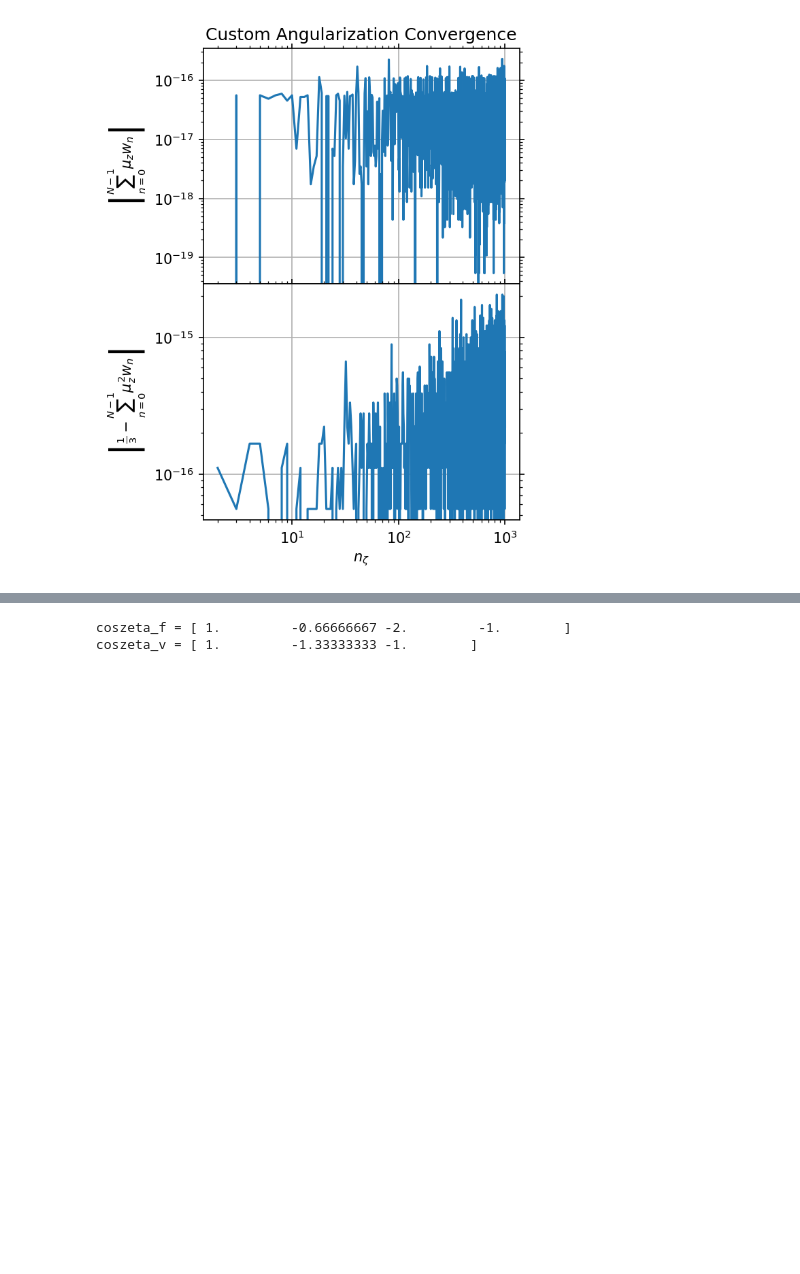
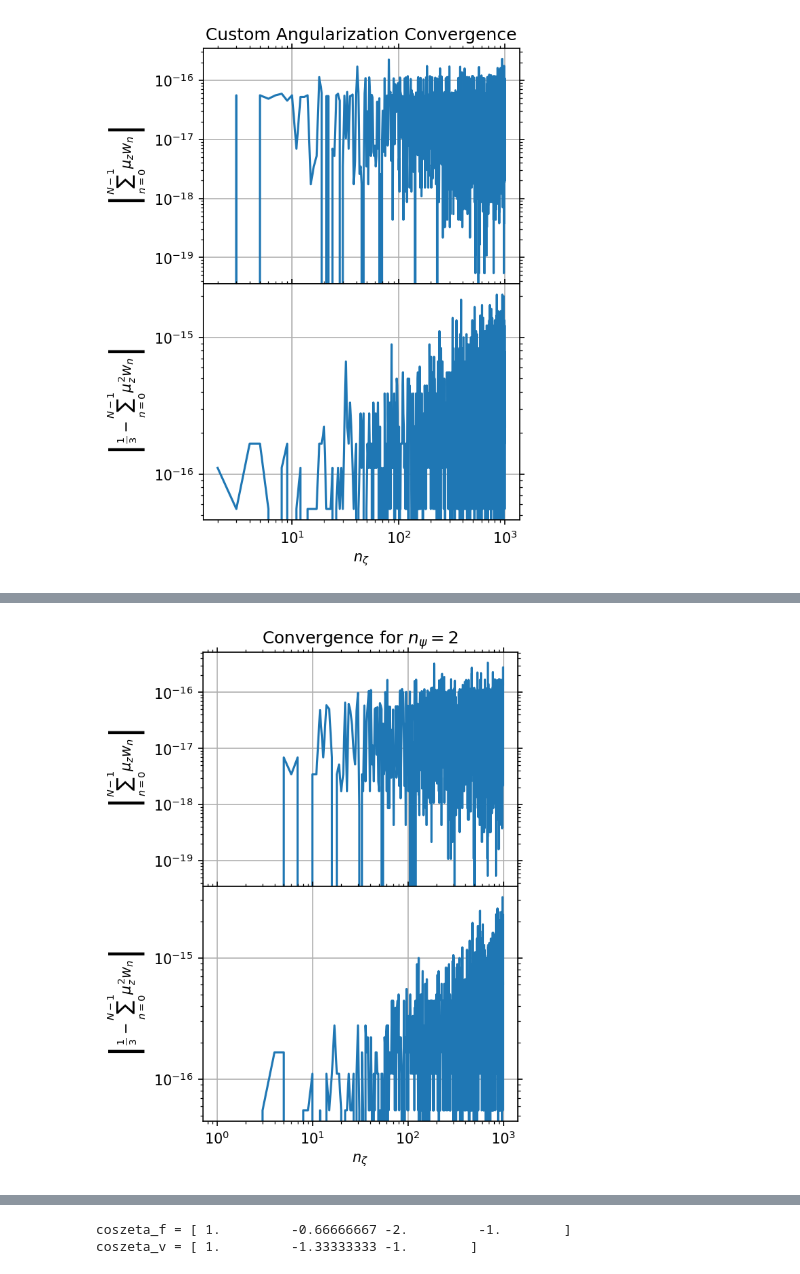
Before and after one commit to sabaronett/rad-hydro, a Jupyter notebook: ipynb/CustomAngularGrid.ipynb, the cells around one changed output, grey strips where cells are left out. Cells and saved outputs as stored; diff of their text form; code cells hidden in the pictures; blank space fills up the shorter version.

```diff
--- a/ipynb/CustomAngularGrid.ipynb
+++ b/ipynb/CustomAngularGrid.ipynb
@@ -66,3 +66,6 @@ def GetCoszeta_v(nzeta = 2, diag = False):
         print(f'coszeta_v = {coszeta_v}')
 
     return coszeta_v
+# %%
+nzeta = 16
+GetCoszeta_v(nzeta, diag = True)
@@ -121,0 +228,4 @@ plt.subplots_adjust(hspace=0.0)
+# %%
+npsi = 2
+nzeta = 3
+GetCoszeta_v(nzeta, npsi, diag = True, poles = True)
@@ -121,0 +239,54 @@ plt.subplots_adjust(hspace=0.0)
+# %%
+#===============================================================================
+import matplotlib.pyplot as plt
+
+diag = False
+
+# Compute moment sums
+npsi = 2
+nzetas = range(1, 1000, 1)
+mom1sums = np.zeros(len(nzetas))
+mom2sums = np.zeros(len(nzetas))
+
+for z,nzeta in enumerate(nzetas):
+    nang = 2*npsi*nzeta + 2
+    w = 1.0/nang
+    mom1sum = 0
+    mom2sum = 0
+    mom1sum += 1.0*w -1.0*w # start with north and south poles
+    mom2sum += 2*w
+    coszeta_v = GetCoszeta_v(nzeta, npsi, poles = False)
+
+    for i in range(0, 2*npsi, 1):
+        for j in range(0, nzeta, 1):
+            mom1sum += coszeta_v[j]*w
+            mom2sum += coszeta_v[j]**2*w
+
+    mom1sums[z] = mom1sum
+    mom2sums[z] = mom2sum
+
+    if diag:
+        print(f'nang = {nang}')
+        print(f'1st moment sum: {mom1sum}')
+        print(f'2nd moment sum: {mom2sum}')
+
+# Plot error vs. nzeta
+fig, axs = plt.subplots(nrows=2, figsize=(4, 6), dpi=150)
+
+axs[0].plot(nzetas, np.abs(mom1sums))
+axs[1].plot(nzetas, np.abs(mom2sums - 1/3))
+
+# Format (sub)plots
+for ax in axs:
+    ax.grid()
+    ax.minorticks_on()
+    ax.set(yscale='log', xscale='log')
+    ax.tick_params(axis='both', which='both', top=True, right=True)
+
+axs[0].set(title=f'Convergence for $n_\psi = {npsi}$',
+           ylabel=r'$\left|\sum_{n=0}^{N-1}\mu_z w_n\right|$')
+axs[1].set(xlabel=r'$n_\zeta$',
+           ylabel=r'$\left|\frac{1}{3} - \sum_{n=0}^{N-1}\mu_z^2w_n\right|$')
+plt.subplots_adjust(hspace=0.0)
+# %% [output]
+[figure, added]
```
Also changed, not shown: parts of 24 cells of this notebook.
